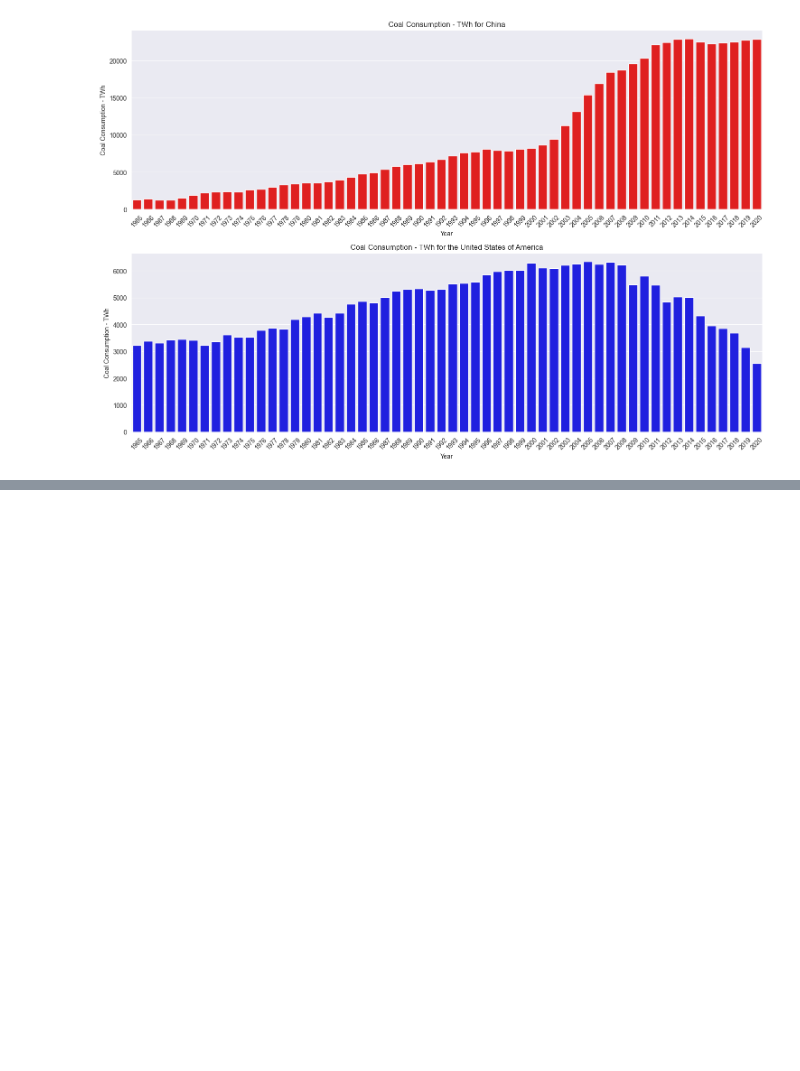
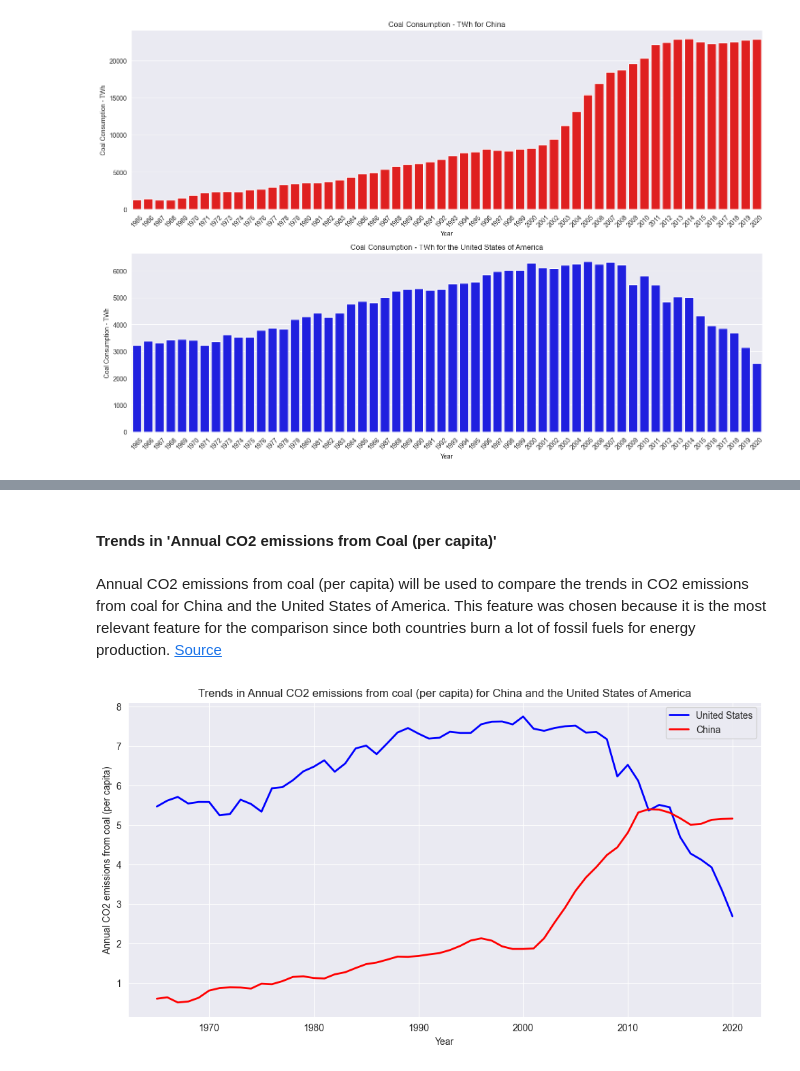
Before and after one commit to IshikaGopie/COMP6940-A4, a Jupyter notebook: section1.ipynb, the cells around one changed output, grey strips where cells are left out. Drawn from its saved outputs; the diff is of its cells as text; code cells hidden in the pictures; blank space fills up the shorter version.

```diff
--- a/section1.ipynb
+++ b/section1.ipynb
@@ -493,0 +505,12 @@ plt.show()
+# %% [markdown]
+#### Trends in 'Annual CO2 emissions from Coal (per capita)'
+# %% [markdown]
+Annual CO2 emissions from coal (per capita) will be used to compare the trends in CO2 emissions from coal for China and the United States of America. This feature was chosen because it is the most relevant feature for the comparison since both countries burn a lot of fossil fuels for energy production. [Source](https://www.investopedia.com/articles/investing/092915/5-countries-produce-most-carbon-dioxide-co2.asp)
+# %%
+plt.figure(figsize=(12, 6))
+sns.lineplot(data=df_usa, x='Year', y='Annual CO2 emissions from coal (per capita)', label='United States', color='blue', linewidth=2)
+sns.lineplot(data=df_china, x='Year', y='Annual CO2 emissions from coal (per capita)', label='China', color='red', linewidth=2)
+plt.title('Trends in Annual CO2 emissions from coal (per capita) for China and the United States of America')
+plt.show()
+# %% [output]
+[figure, added]
```
Also changed, not shown: parts of 8 cells of this notebook.
